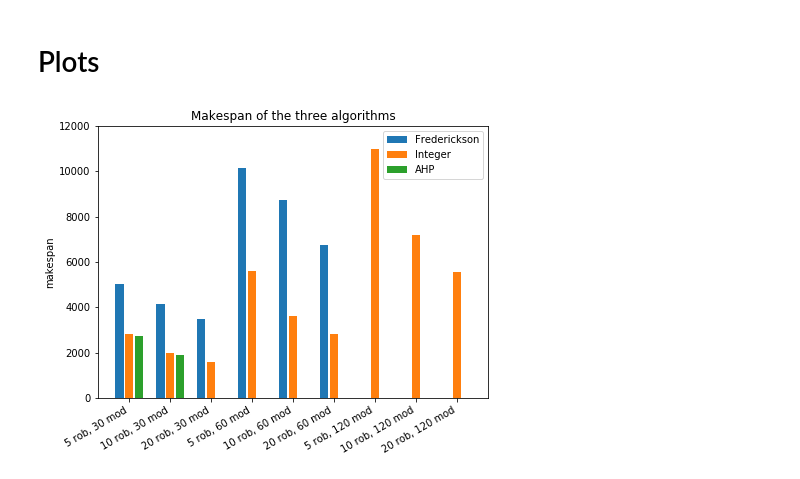
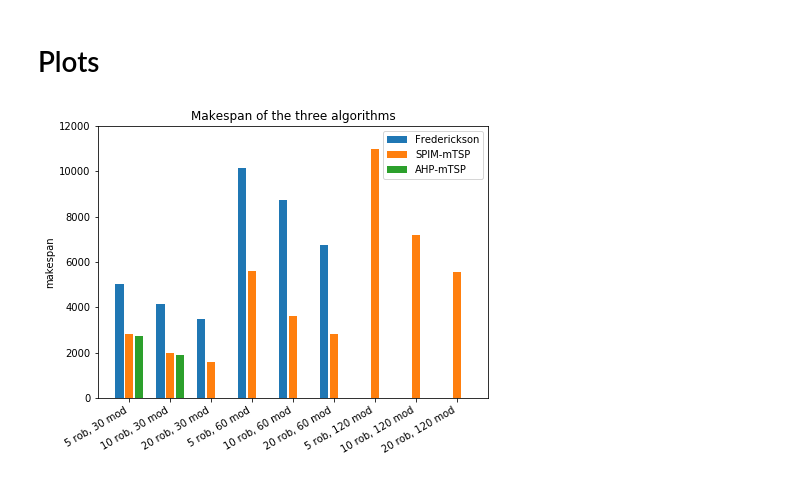
Before and after one commit to mirkosalaris/CoverageModularEnvironments, a Jupyter notebook: Notebooks/Comparison data analysis.ipynb, the cells around one changed output. Drawn from its saved outputs; the diff is of its cells as text; code cells hidden in the pictures.

```diff
--- a/Notebooks/Comparison data analysis.ipynb
+++ b/Notebooks/Comparison data analysis.ipynb
@@ -178,35 +178,35 @@ PLT_H = 5
 # Grouped bar plot
 ############# RANDOM #############
 
 width = 0.5 # width of each bar
 bar_dist = 0.1 # distance between bars of the same groups
 group_dist = 0.8 # distance between bars of different groups
 x_dist = width*3 + bar_dist*2 + group_dist
 
 xs = np.arange(0, len(extr_random(smN))) * x_dist # scale the x coordinates to make space to the bars
 
 int_xs = xs
 fred_xs = xs - width - bar_dist
 ahp_xs = int_xs + width + bar_dist
 
 fig, ax = plt.subplots() # needed to rotate the labels
 
 fred_bars = plt.bar(fred_xs, extr_random(fred_max_len_list), width)
 int_bars= plt.bar(int_xs, extr_random(int_max_len_list), width)
 ahp_bars = plt.bar(ahp_xs, extr_random(ahp_max_len_list), width)
 
 plt.ylabel("makespan")
 plt.title("Makespan of the three algorithms - Pattern Random")
 plt.xticks(xs, extr_random(compute_labels(smN)))
 ax.set_ylim(top=YLIM)
 
-plt.legend((fred_bars, int_bars, ahp_bars), ("Frederickson", "Integer", "AHP"))
+plt.legend((fred_bars, int_bars, ahp_bars), ("Frederickson", "SPIM-mTSP", "AHP-mTSP"))
 plt.setp(ax.get_xticklabels(), rotation=30, horizontalalignment='right')
 
 fig.set_size_inches(PLT_W, PLT_H)
 fig.savefig(SAVE_FOLDER+"random_makespan.pdf", bbox_inches='tight', pad_inches=0.1)
 # %% [output]
-[figure, old version]
+[figure, new version]
 # %%
 # Grouped bar plot
 ############# DECREASING #############
```
Also changed, not shown: parts of 3 cells of this notebook, 5 other files.
